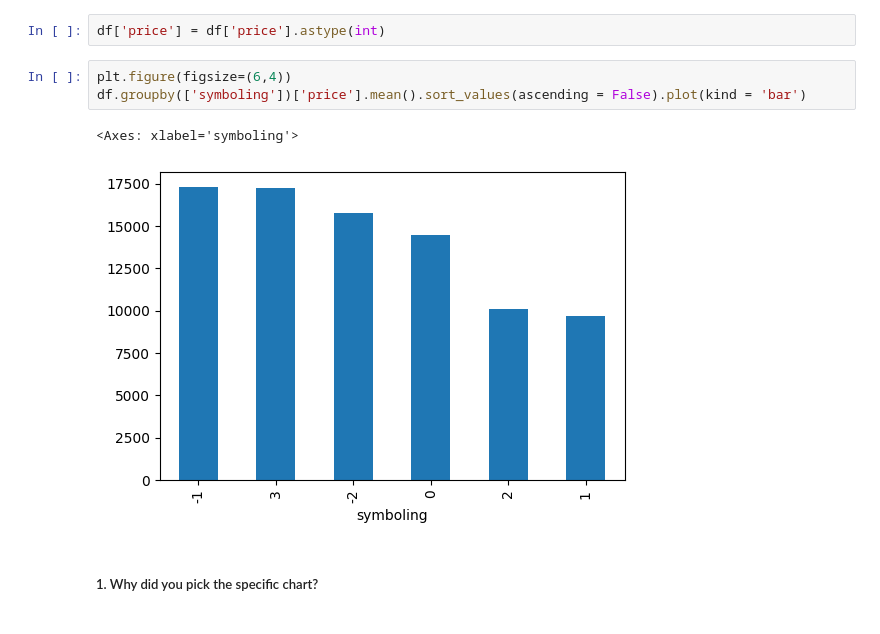
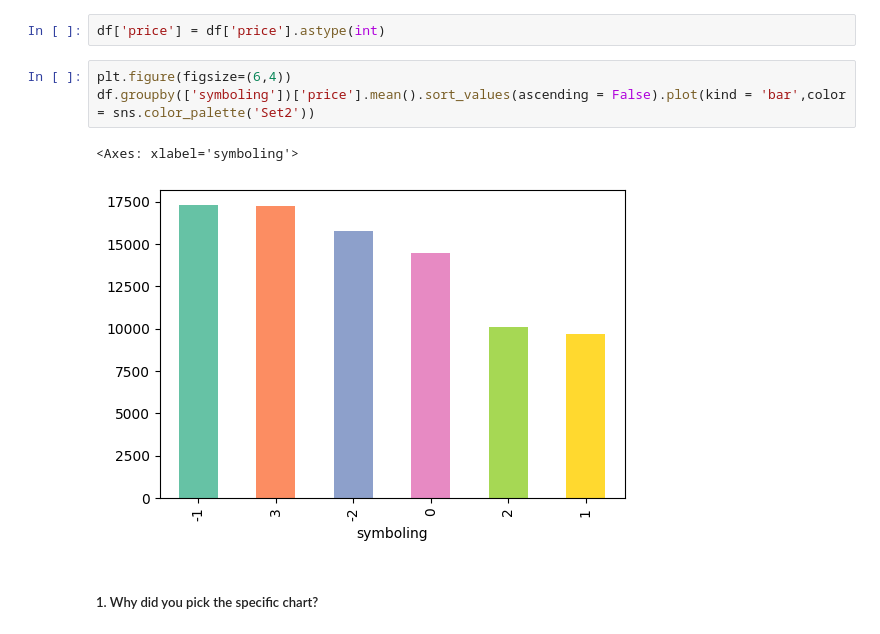
Before and after one commit to Mohitpathak91/EDA-capstone-project, a Jupyter notebook: EDA_Analyzing_Car_Prices_as_per_Specifications.ipynb, the cells around one changed output. Cells and saved outputs as stored; diff of their text form.

```diff
--- a/EDA_Analyzing_Car_Prices_as_per_Specifications.ipynb
+++ b/EDA_Analyzing_Car_Prices_as_per_Specifications.ipynb
@@ -486,10 +486,10 @@ df
 df['price'] = df['price'].astype(int)
 # %%
 plt.figure(figsize=(6,4))
-df.groupby(['symboling'])['price'].mean().sort_values(ascending = False).plot(kind = 'bar')
+df.groupby(['symboling'])['price'].mean().sort_values(ascending = False).plot(kind = 'bar',color = sns.color_palette('Set2'))
 # %% [output]
 <Axes: xlabel='symboling'>
-[figure, old version]
+[figure, new version]
 # %% [markdown]
 ##### 1. Why did you pick the specific chart?
 # %% [markdown]
```
Also changed, not shown: parts of 13 cells of this notebook.
